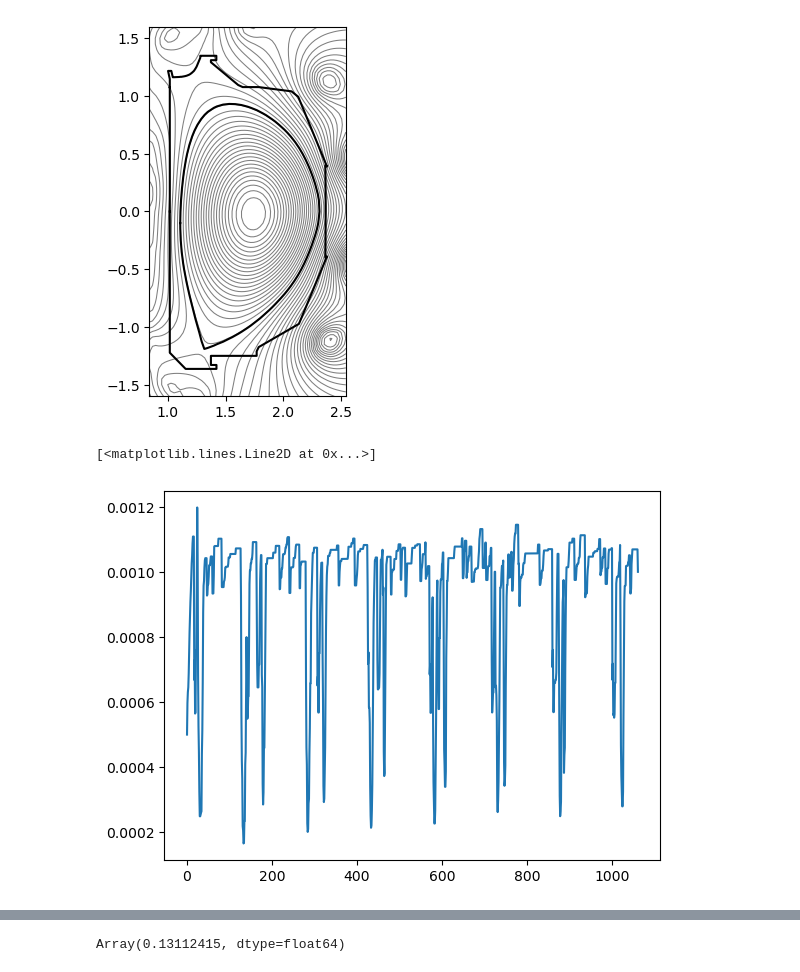
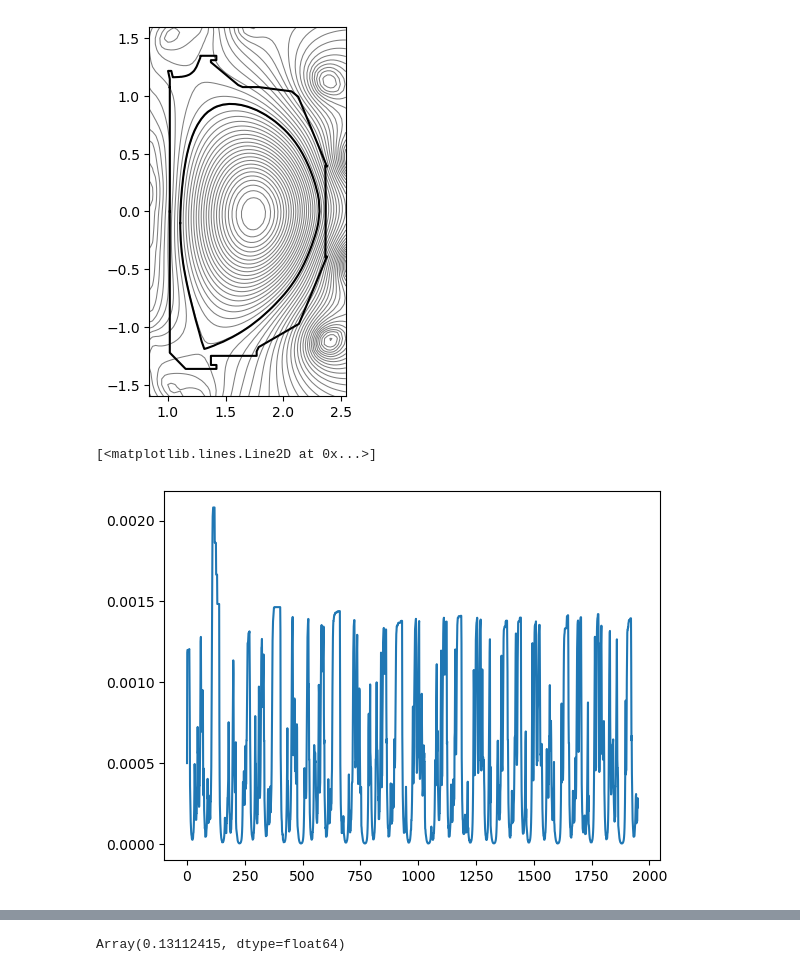
Before and after one commit to Maplenormandy/c1lgkt-jax, a Jupyter notebook: bin/diffrax_scratch.ipynb, the cells around one changed output, grey strips where cells are left out. Cells and saved outputs as stored; diff of their text form; code cells hidden in the pictures.

```diff
--- a/bin/diffrax_scratch.ipynb
+++ b/bin/diffrax_scratch.ipynb
@@ -98,25 +99,30 @@ batched_bounce_freqs = jax.vmap(orbit_freqs)
 # %%
 # %% Push multiple particles and check timesteps
 %matplotlib inline
-n_part = 1024
+n_part = 1024*4
+
 r0 = jnp.array(np.random.rand(n_part)*0.15 + 2.1)
-z0 = jnp.zeros_like(r0)
+z0 = jnp.array(np.random.rand(n_part)*0.15 - 0.075 + eq.zaxis)
 varphi0 = jnp.zeros_like(r0)
-vll0 = jnp.array(np.random.randn(n_part)*pp.vt)
+#vll0 = jnp.array(np.random.randn(n_part)*pp.vt)
+vll0 = jnp.array(2*(np.random.rand(n_part)-0.5)*pp.vt)
 mu0 = jnp.ones_like(r0) * pp.m * (pp.vt **2) / (2 * 1.0)
 theta_pol0 = jnp.zeros_like(r0)
 theta_vll0 = jnp.zeros_like(r0)
+action0 = jnp.zeros_like(r0)
 
-sol = diffrax.diffeqsolve(term, solver, t0=0, t1=1.0, dt0=5e-4, y0=(r0, z0, varphi0, vll0, mu0, theta_pol0, theta_vll0),
+y0 = (r0, z0, varphi0, vll0, mu0, theta_pol0, theta_vll0, action0)
+
+sol = diffrax.diffeqsolve(term, solver, t0=0, t1=1.0, dt0=5e-4, y0=y0,
                             args=args,
                             saveat=saveat,
                             stepsize_controller=stepsize_controller,
                             throw=False)
 
 plt.figure()
 plt.plot(np.diff(sol.ts))
 # %% [output]
 [<matplotlib.lines.Line2D at 0x...>]
-[figure, old version]
+[figure, new version]
 # %%
 # %% Compute frequencies
```
Also changed, not shown: parts of 11 cells of this notebook, 3 other files.
